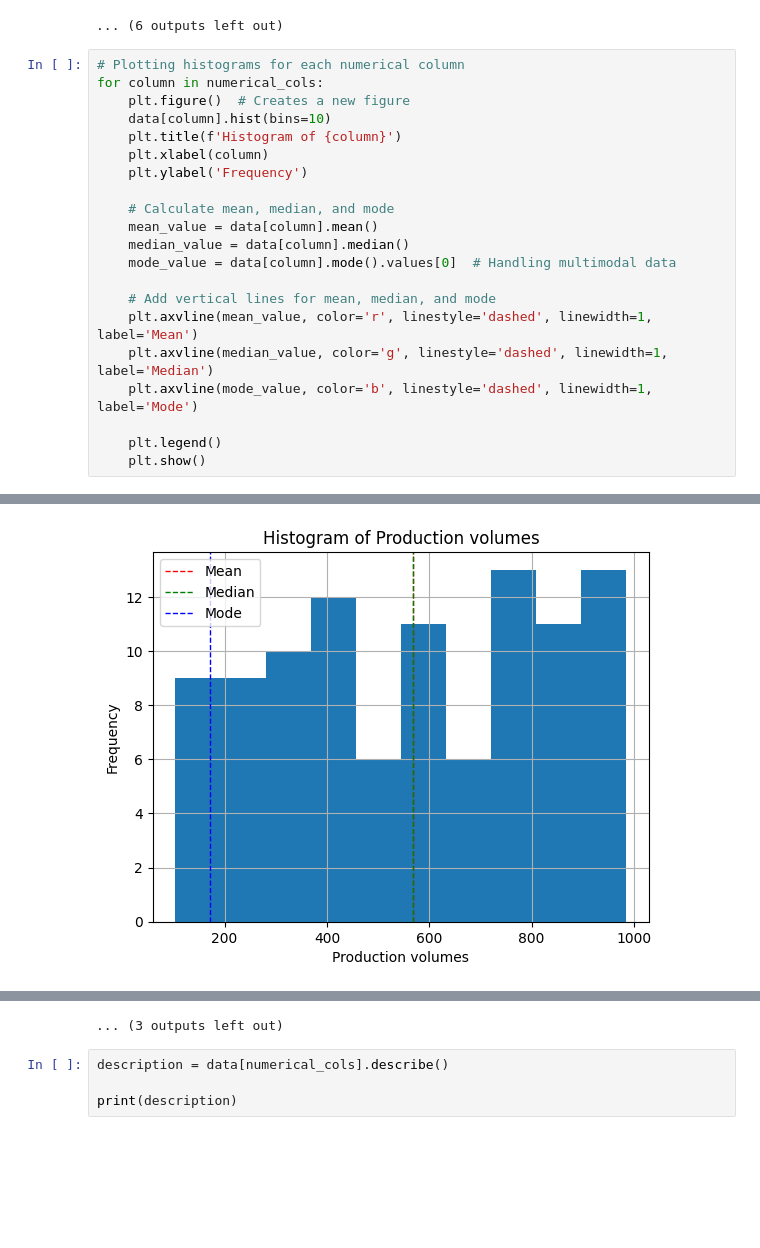
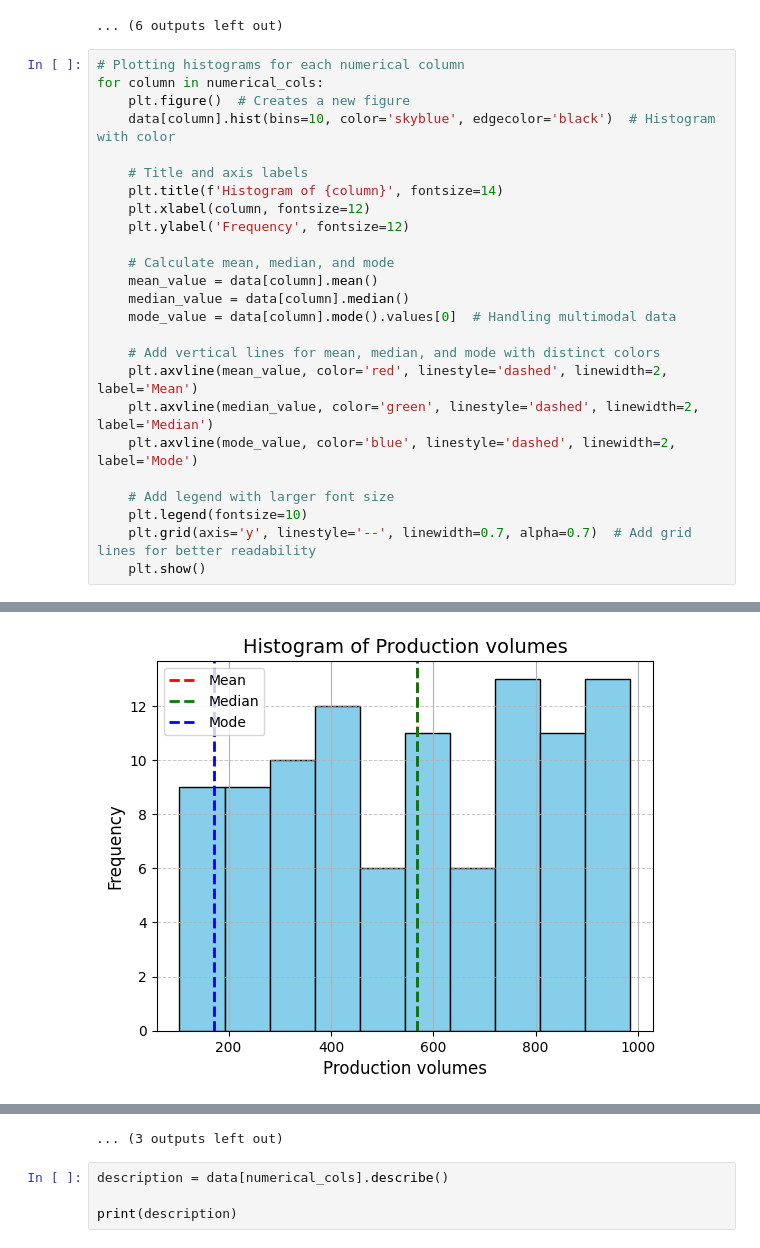
Before and after one commit to Supermjork/Manufacturing-Optim, a Jupyter notebook: analysis.ipynb, the cells around one changed output, grey strips where cells are left out. Drawn from its saved outputs; the diff is of its cells as text; blank space fills up the shorter version.

```diff
--- a/analysis.ipynb
+++ b/analysis.ipynb
@@ -76,21 +76,25 @@ Passing `palette` without assigning `hue` is deprecated and will be removed in v
 # Plotting histograms for each numerical column
 for column in numerical_cols:
     plt.figure()  # Creates a new figure
-    data[column].hist(bins=10)
-    plt.title(f'Histogram of {column}')
-    plt.xlabel(column)
-    plt.ylabel('Frequency')
+    data[column].hist(bins=10, color='skyblue', edgecolor='black')  # Histogram with color
+
+    # Title and axis labels
+    plt.title(f'Histogram of {column}', fontsize=14)
+    plt.xlabel(column, fontsize=12)
+    plt.ylabel('Frequency', fontsize=12)
 
     # Calculate mean, median, and mode
     mean_value = data[column].mean()
     median_value = data[column].median()
     mode_value = data[column].mode().values[0]  # Handling multimodal data
 
-    # Add vertical lines for mean, median, and mode
-    plt.axvline(mean_value, color='r', linestyle='dashed', linewidth=1, label='Mean')
-    plt.axvline(median_value, color='g', linestyle='dashed', linewidth=1, label='Median')
-    plt.axvline(mode_value, color='b', linestyle='dashed', linewidth=1, label='Mode')
+    # Add vertical lines for mean, median, and mode with distinct colors
+    plt.axvline(mean_value, color='red', linestyle='dashed', linewidth=2, label='Mean')
+    plt.axvline(median_value, color='green', linestyle='dashed', linewidth=2, label='Median')
+    plt.axvline(mode_value, color='blue', linestyle='dashed', linewidth=2, label='Mode')
 
-    plt.legend()
+    # Add legend with larger font size
+    plt.legend(fontsize=10)
+    plt.grid(axis='y', linestyle='--', linewidth=0.7, alpha=0.7)  # Add grid lines for better readability
     plt.show()
 # %% [output]
@@ -107 +111 @@ for column in numerical_cols:
-[figure, old version]
+[figure, new version]
```
Also changed, not shown: parts of 1 cell of this notebook, 1 other file.
